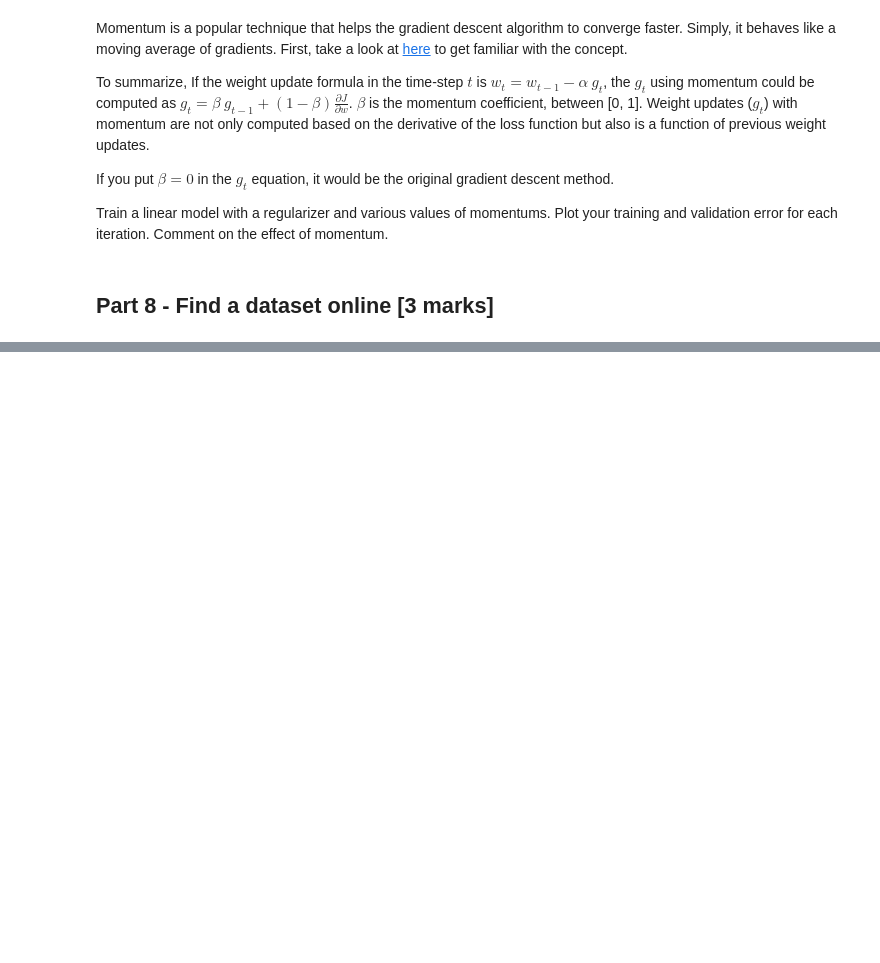
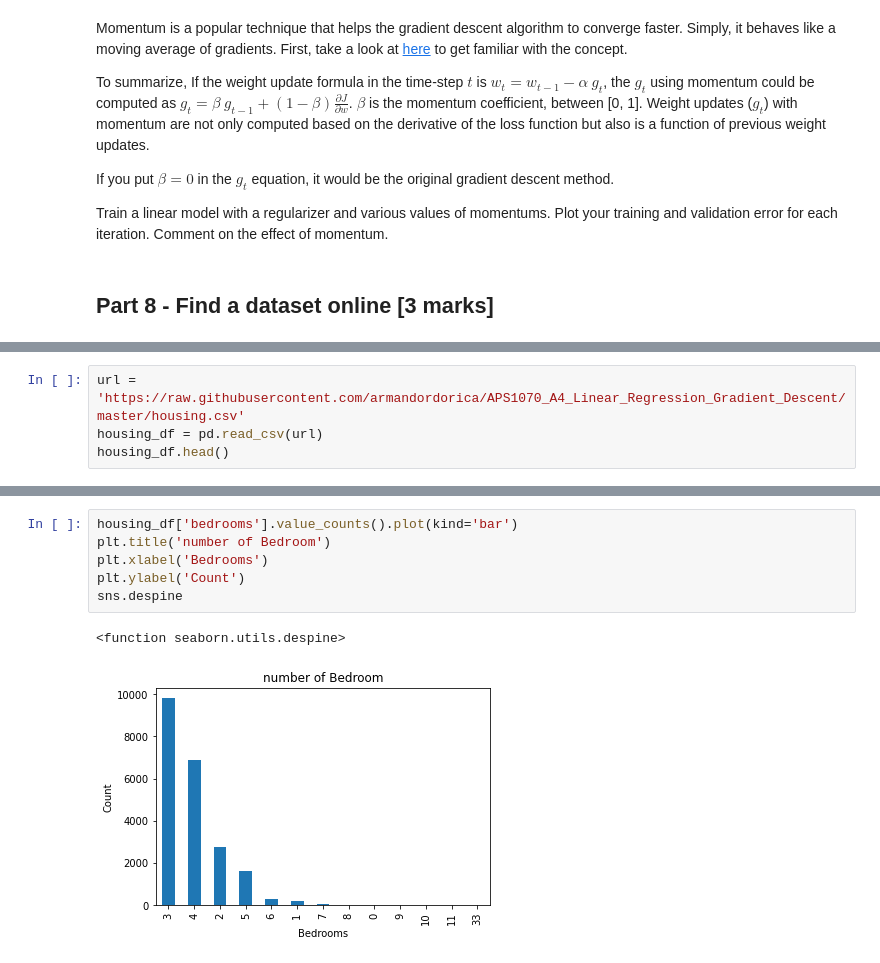
Before and after one commit to armandordorica/APS1070_A4_Linear_Regression_Gradient_Descent, a Jupyter notebook: Project_4.ipynb, the cells around one changed output, grey strips where cells are left out. Cells and saved outputs as stored; diff of their text form; blank space fills up the shorter version.

````diff
--- a/Project_4.ipynb
+++ b/Project_4.ipynb
@@ -970,3 +959,7 @@ uploaded = files.upload()
 ```
 
 When submitting your project on Quercus, Please make sure you are also uploading your dataset so we can fully run your notebook.
+# %%
+url = 'https://raw.githubusercontent.com/armandordorica/APS1070_A4_Linear_Regression_Gradient_Descent/master/housing.csv'
+housing_df = pd.read_csv(url)
+housing_df.head()
@@ -972,0 +973,9 @@ When submitting your project on Quercus, Please make sure you are also uploading
+# %%
+housing_df['bedrooms'].value_counts().plot(kind='bar')
+plt.title('number of Bedroom')
+plt.xlabel('Bedrooms')
+plt.ylabel('Count')
+sns.despine
+# %% [output]
+<function seaborn.utils.despine>
+[figure, added]
````
Also changed, not shown: parts of 53 cells of this notebook.
